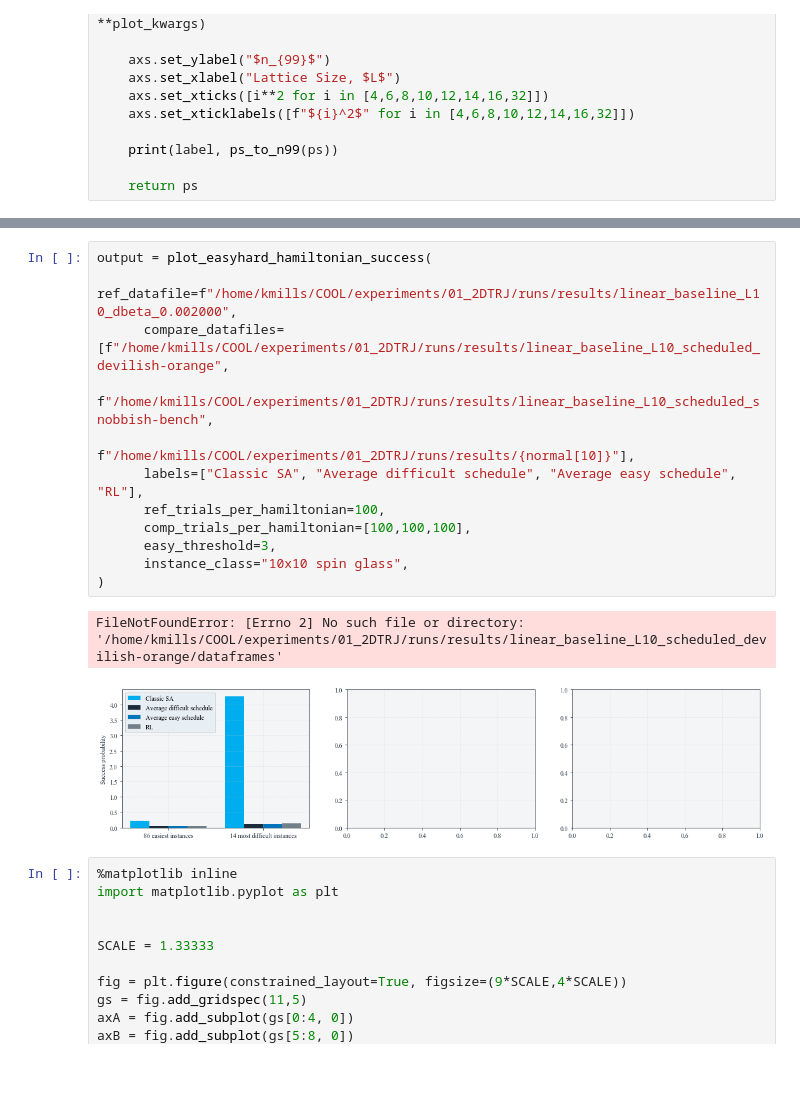
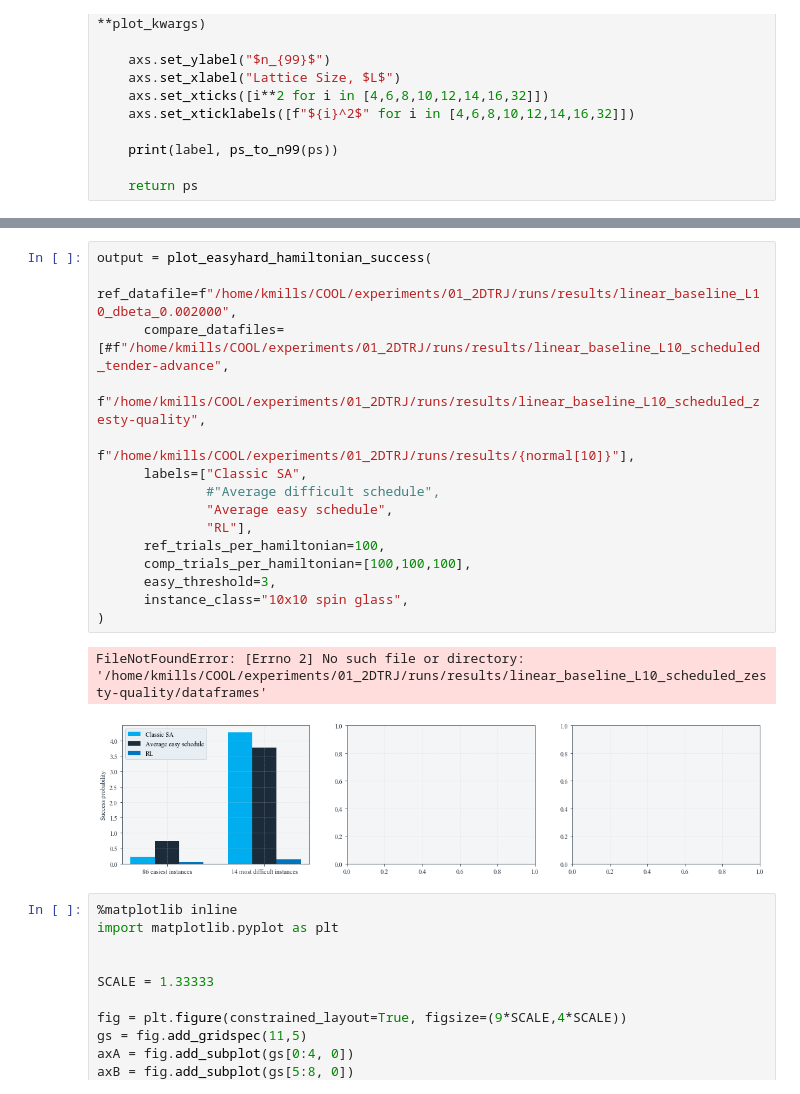
Before and after one commit to millskyle/COOL-1, a Jupyter notebook: plots/Plots.ipynb, the cells around one changed output, grey strips where cells are left out. Saved outputs shown, nothing was run; the diff lists cells and outputs as text.

```diff
--- a/plots/Plots.ipynb
+++ b/plots/Plots.ipynb
@@ -788,18 +788,21 @@ With the difficult instances, the difference is more extreme; classical SA manag
 # %%
 output = plot_easyhard_hamiltonian_success(
       ref_datafile=f"/home/kmills/COOL/experiments/01_2DTRJ/runs/results/linear_baseline_L10_dbeta_0.002000",
-      compare_datafiles=[f"/home/kmills/COOL/experiments/01_2DTRJ/runs/results/linear_baseline_L10_scheduled_devilish-orange",
-                         f"/home/kmills/COOL/experiments/01_2DTRJ/runs/results/linear_baseline_L10_scheduled_snobbish-bench",
+      compare_datafiles=[#f"/home/kmills/COOL/experiments/01_2DTRJ/runs/results/linear_baseline_L10_scheduled_tender-advance",
+                         f"/home/kmills/COOL/experiments/01_2DTRJ/runs/results/linear_baseline_L10_scheduled_zesty-quality",
                          f"/home/kmills/COOL/experiments/01_2DTRJ/runs/results/{normal[10]}"],
-      labels=["Classic SA", "Average difficult schedule", "Average easy schedule", "RL"],
+      labels=["Classic SA",
+              #"Average difficult schedule",
+              "Average easy schedule",
+              "RL"],
       ref_trials_per_hamiltonian=100,
       comp_trials_per_hamiltonian=[100,100,100],
       easy_threshold=3,
       instance_class="10x10 spin glass",
 )
 # %% [output]
-FileNotFoundError: [Errno 2] No such file or directory: '/home/kmills/COOL/experiments/01_2DTRJ/runs/results/linear_baseline_L10_scheduled_devilish-orange/dataframes'
+FileNotFoundError: [Errno 2] No such file or directory: '/home/kmills/COOL/experiments/01_2DTRJ/runs/results/linear_baseline_L10_scheduled_zesty-quality/dataframes'
-[figure, old version]
+[figure, new version]
 # %%
 %matplotlib inline
 import matplotlib.pyplot as plt
```
Also changed, not shown: parts of 2 cells of this notebook, 1 other file.
